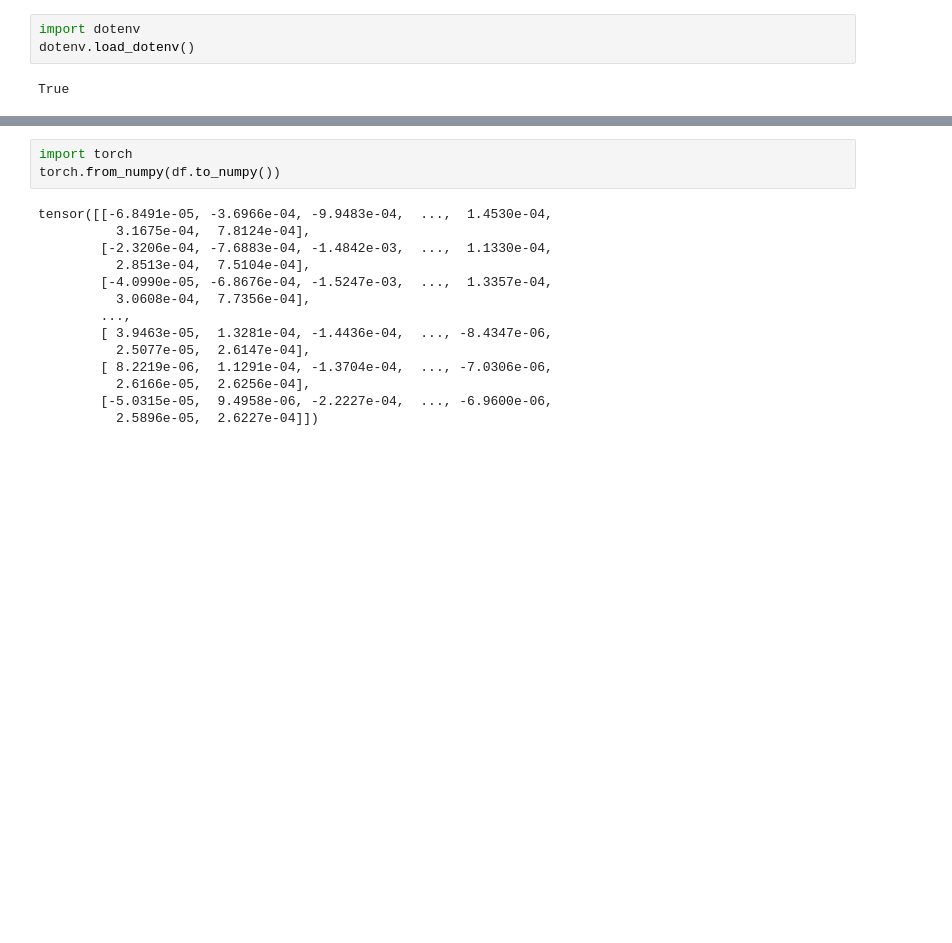
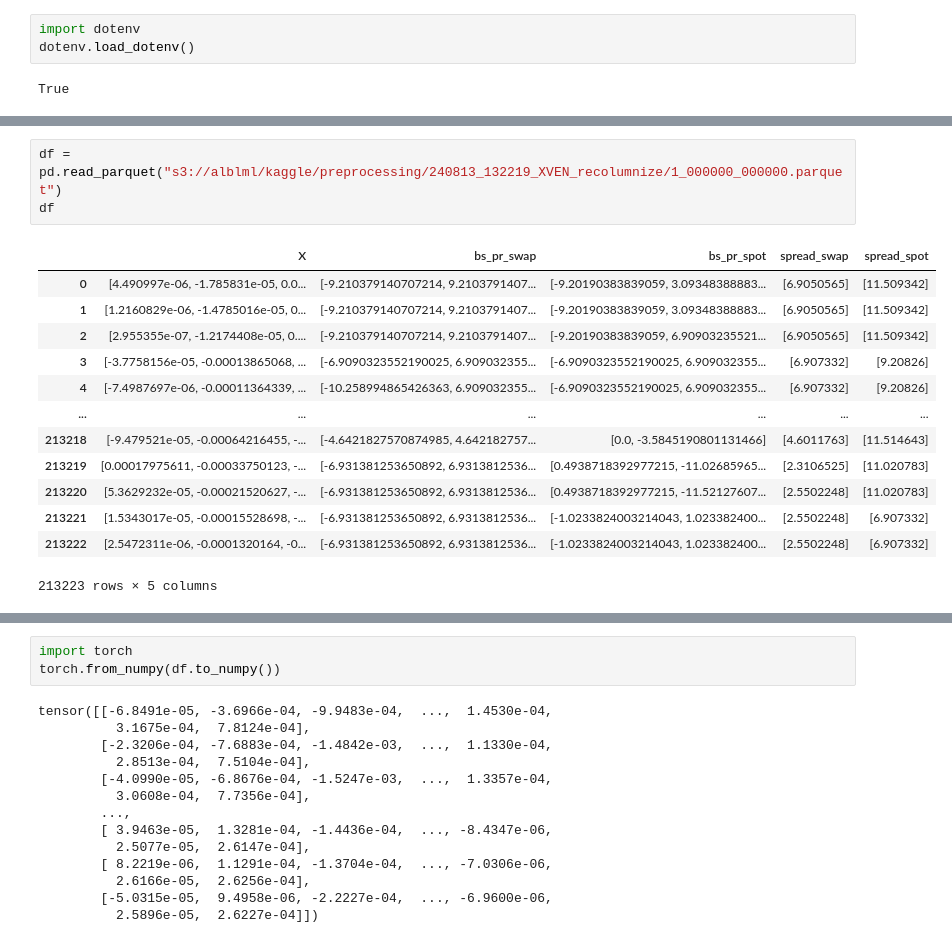
Before and after one commit to aljeshishe/data_bench, a Jupyter notebook: rnd.ipynb, the cells around one changed output, grey strips where cells are left out. Saved outputs shown, nothing was run; the diff lists cells and outputs as text; blank space fills up the shorter version.

```diff
--- a/rnd.ipynb
+++ b/rnd.ipynb
@@ -42,0 +270,17 @@ array([[0.16885908, 0.3810236 , 0.06381395, ..., 0.09023152, 0.6450554 ,
+# %%
+df = pd.read_parquet("s3://alblml/kaggle/preprocessing/240813_132219_XVEN_recolumnize/1_000000_000000.parquet")
+df
+# %% [output]
+|  | X | bs_pr_swap | bs_pr_spot | spread_swap | spread_spot |
+| 0 | [4.490997e-06, -1.785831e-05, 0.0... | [-9.210379140707214, 9.2103791407... | [-9.20190383839059, 3.09348388883... | [6.9050565] | [11.509342] |
+| 1 | [1.2160829e-06, -1.4785016e-05, 0... | [-9.210379140707214, 9.2103791407... | [-9.20190383839059, 3.09348388883... | [6.9050565] | [11.509342] |
+| 2 | [2.955355e-07, -1.2174408e-05, 0.... | [-9.210379140707214, 9.2103791407... | [-9.20190383839059, 6.90903235521... | [6.9050565] | [11.509342] |
+| 3 | [-3.7758156e-05, -0.00013865068, ... | [-6.9090323552190025, 6.909032355... | [-6.9090323552190025, 6.909032355... | [6.907332] | [9.20826] |
+| 4 | [-7.4987697e-06, -0.00011364339, ... | [-10.258994865426363, 6.909032355... | [-6.9090323552190025, 6.909032355... | [6.907332] | [9.20826] |
+| ... | ... | ... | ... | ... | ... |
+| 213218 | [-9.479521e-05, -0.00064216455, -... | [-4.6421827570874985, 4.642182757... | [0.0, -3.5845190801131466] | [4.6011763] | [11.514643] |
+| 213219 | [0.00017975611, -0.00033750123, -... | [-6.931381253650892, 6.9313812536... | [0.4938718392977215, -11.02685965... | [2.3106525] | [11.020783] |
+| 213220 | [5.3629232e-05, -0.00021520627, -... | [-6.931381253650892, 6.9313812536... | [0.4938718392977215, -11.52127607... | [2.5502248] | [11.020783] |
+| 213221 | [1.5343017e-05, -0.00015528698, -... | [-6.931381253650892, 6.9313812536... | [-1.0233824003214043, 1.023382400... | [2.5502248] | [6.907332] |
+| 213222 | [2.5472311e-06, -0.0001320164, -0... | [-6.931381253650892, 6.9313812536... | [-1.0233824003214043, 1.023382400... | [2.5502248] | [6.907332] |
+213223 rows × 5 columns
```
Also changed, not shown: parts of 33 cells of this notebook, 2 other files.
